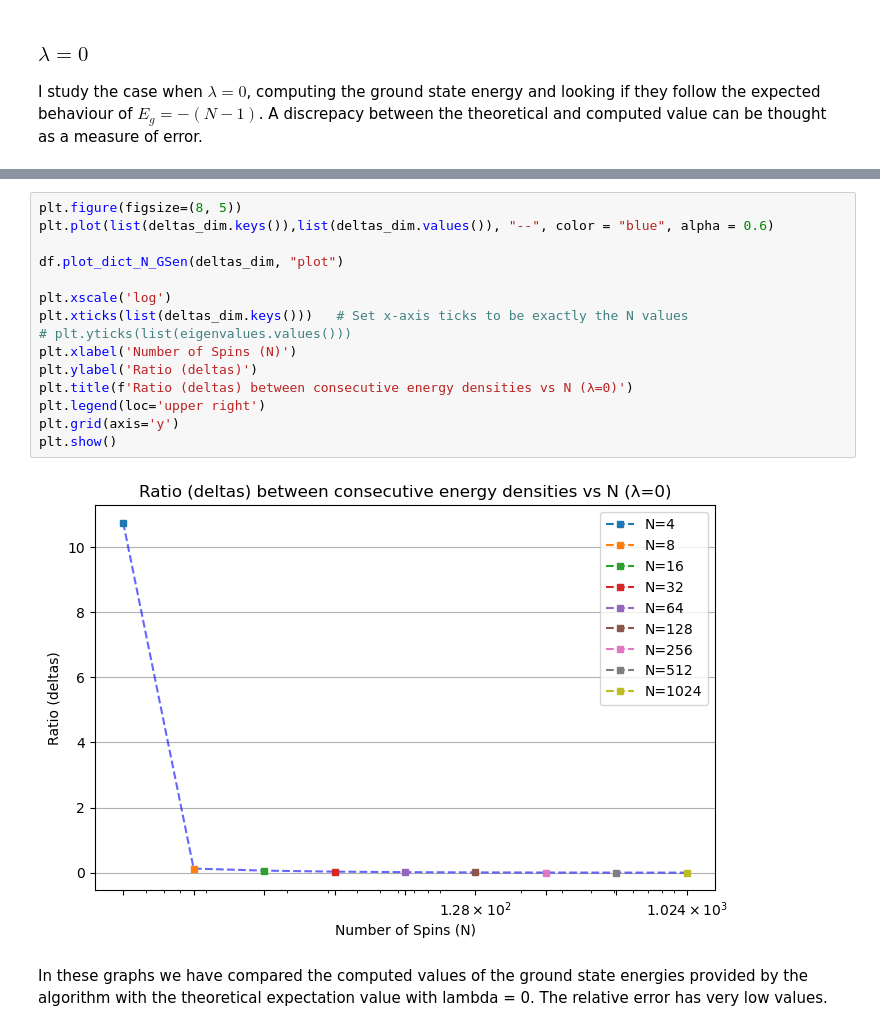
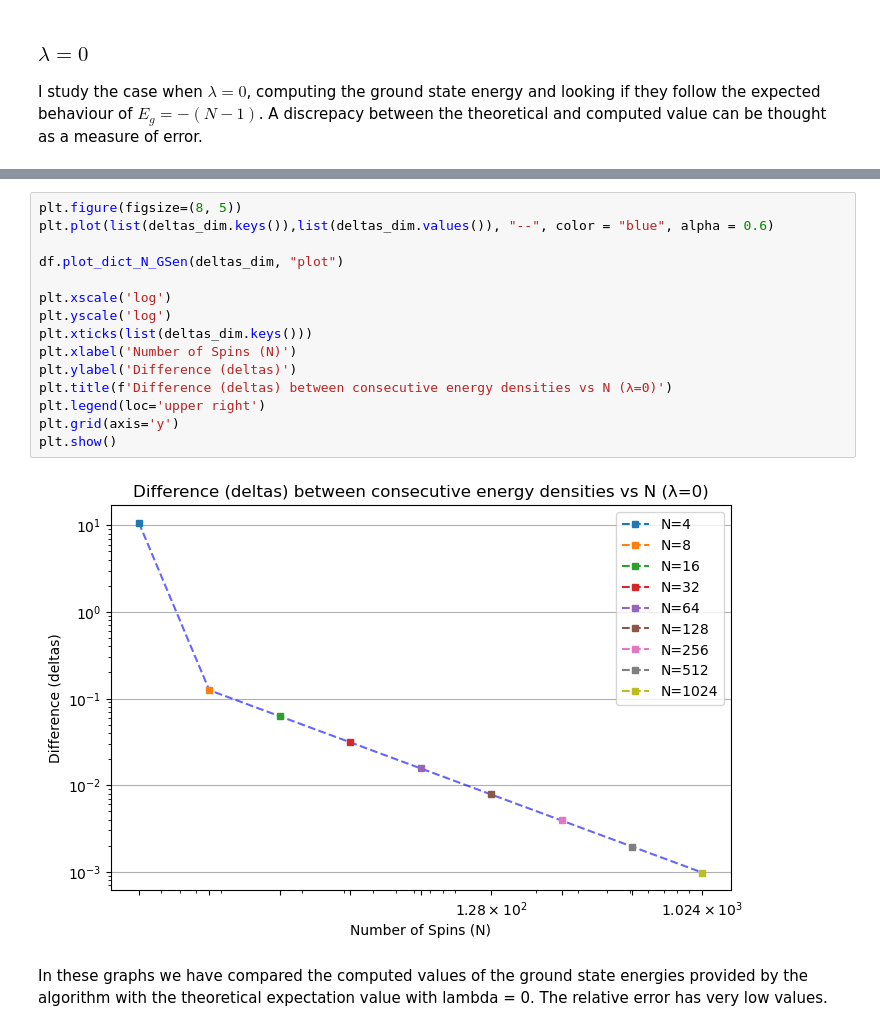
Before and after one commit to sdracia/QIC, a Jupyter notebook: 08_Assignement/RSRG.ipynb, the cells around one changed output, grey strips where cells are left out. Drawn from its saved outputs; the diff is of its cells as text.

```diff
--- a/08_Assignement/RSRG.ipynb
+++ b/08_Assignement/RSRG.ipynb
@@ -67,20 +75,20 @@ plt.show()
 # %%
 plt.figure(figsize=(8, 5))
 plt.plot(list(deltas_dim.keys()),list(deltas_dim.values()), "--", color = "blue", alpha = 0.6)
 
 df.plot_dict_N_GSen(deltas_dim, "plot")
 
 plt.xscale('log')
-plt.xticks(list(deltas_dim.keys()))   # Set x-axis ticks to be exactly the N values
-# plt.yticks(list(eigenvalues.values()))
+plt.yscale('log')
+plt.xticks(list(deltas_dim.keys()))
 plt.xlabel('Number of Spins (N)')
-plt.ylabel('Ratio (deltas)')
-plt.title(f'Ratio (deltas) between consecutive energy densities vs N (λ=0)')
+plt.ylabel('Difference (deltas)')
+plt.title(f'Difference (deltas) between consecutive energy densities vs N (λ=0)')
 plt.legend(loc='upper right')
 plt.grid(axis='y')
 plt.show()
 # %% [output]
-[figure, old version]
+[figure, new version]
 # %% [markdown]
 In these graphs we have compared the computed values of the ground state energies provided by the algorithm with the theoretical expectation value with lambda = 0. The relative error has very low values.
 # %% [markdown]
```
Also changed, not shown: parts of 16 cells of this notebook, 4 other files.
